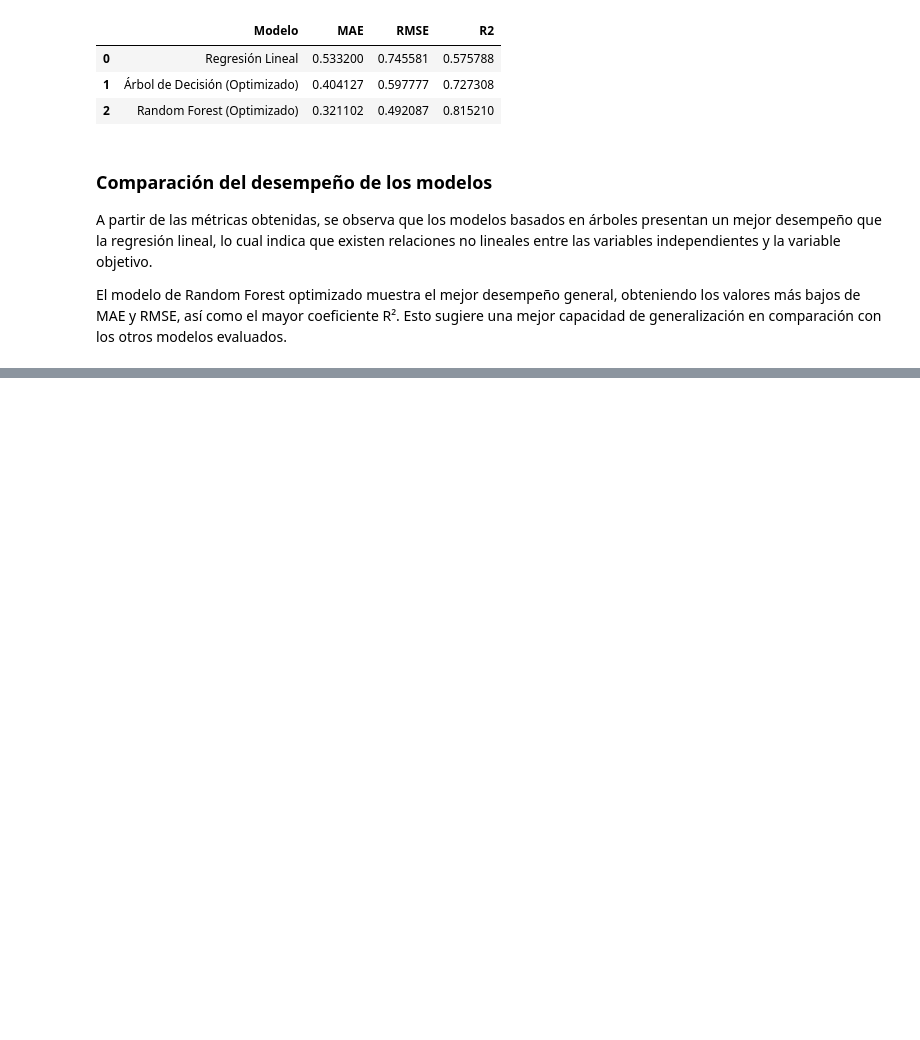
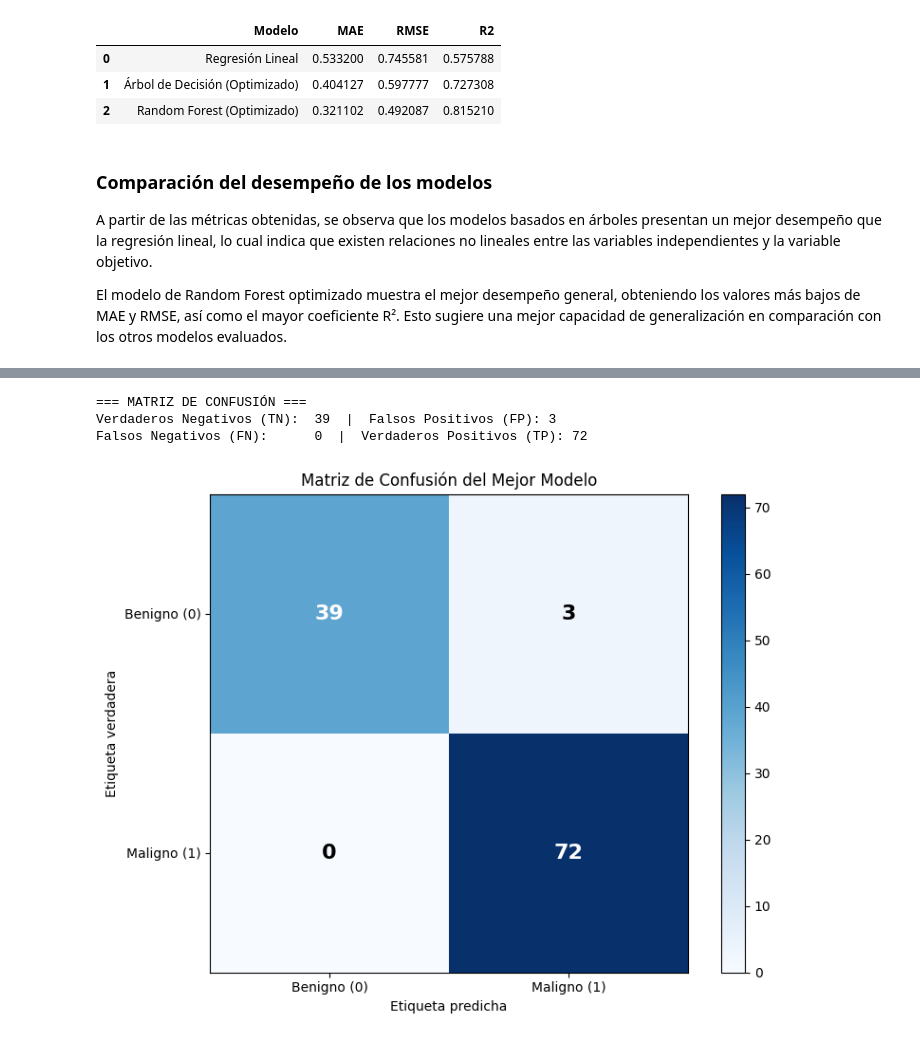
Before and after one commit to diegoanro22/IA-Lab02, a Jupyter notebook: main.ipynb, the cells around one changed output, grey strips where cells are left out. Cells and saved outputs as stored; diff of their text form; code cells hidden in the pictures; blank space fills up the shorter version.

```diff
--- a/main.ipynb
+++ b/main.ipynb
@@ -373,0 +580,17 @@ otros modelos evaluados.
+# %%
+param_rf = {
+    "n_estimators": [100, 200, 300],
+    "max_depth": [None, 10, 15, 20],
+    "min_samples_leaf": [1, 2, 4, 6]
+}
+
+# Crear una instancia nueva de Random Forest para GridSearchCV
+rf_gs = RandomForestClassifier(random_state=42)
+
+grid_rf = GridSearchCV(rf_gs, param_rf, cv=5, scoring="f1", n_jobs=-1)
+grid_rf.fit(X_train, y_train)
+
+print(f"Mejores parámetros para Random Forest:")
+for param, value in grid_rf.best_params_.items():
+    print(f"  {param}: {value}")
+print(f"Mejor F1-score (CV): {grid_rf.best_score_:.4f}")
@@ -373,0 +659,42 @@ otros modelos evaluados.
+# %%
+# Calcular matriz de confusión
+cm = confusion_matrix(y_test, y_pred_best)
+
+print("\n=== MATRIZ DE CONFUSIÓN ===")
+print(f"Verdaderos Negativos (TN):  {cm[0, 0]}  |  Falsos Positivos (FP): {cm[0, 1]}")
+print(f"Falsos Negativos (FN):      {cm[1, 0]}  |  Verdaderos Positivos (TP): {cm[1, 1]}")
+
+# Visualizar la matriz de confusión
+import matplotlib.pyplot as plt
+import numpy as np
+
+fig, ax = plt.subplots(figsize=(8, 6))
+im = ax.imshow(cm, interpolation='nearest', cmap=plt.cm.Blues)
+ax.figure.colorbar(im, ax=ax)
+
+# Etiquetas
+classes = ['Benigno (0)', 'Maligno (1)']
+ax.set(xticks=np.arange(cm.shape[1]),
+       yticks=np.arange(cm.shape[0]),
+       xticklabels=classes,
+       yticklabels=classes,
+       ylabel='Etiqueta verdadera',
+       xlabel='Etiqueta predicha',
+       title='Matriz de Confusión del Mejor Modelo')
+
+# Mostrar números en la matriz
+thresh = cm.max() / 2.
+for i in range(cm.shape[0]):
+    for j in range(cm.shape[1]):
+        ax.text(j, i, format(cm[i, j], 'd'),
+                ha="center", va="center",
+                color="white" if cm[i, j] > thresh else "black",
+                fontsize=16, fontweight='bold')
+
+fig.tight_layout()
+plt.show()
+# %% [output]
+=== MATRIZ DE CONFUSIÓN ===
+Verdaderos Negativos (TN):  39  |  Falsos Positivos (FP): 3
+Falsos Negativos (FN):      0  |  Verdaderos Positivos (TP): 72
+[figure, added]
```
Also changed, not shown: parts of 31 cells of this notebook.
